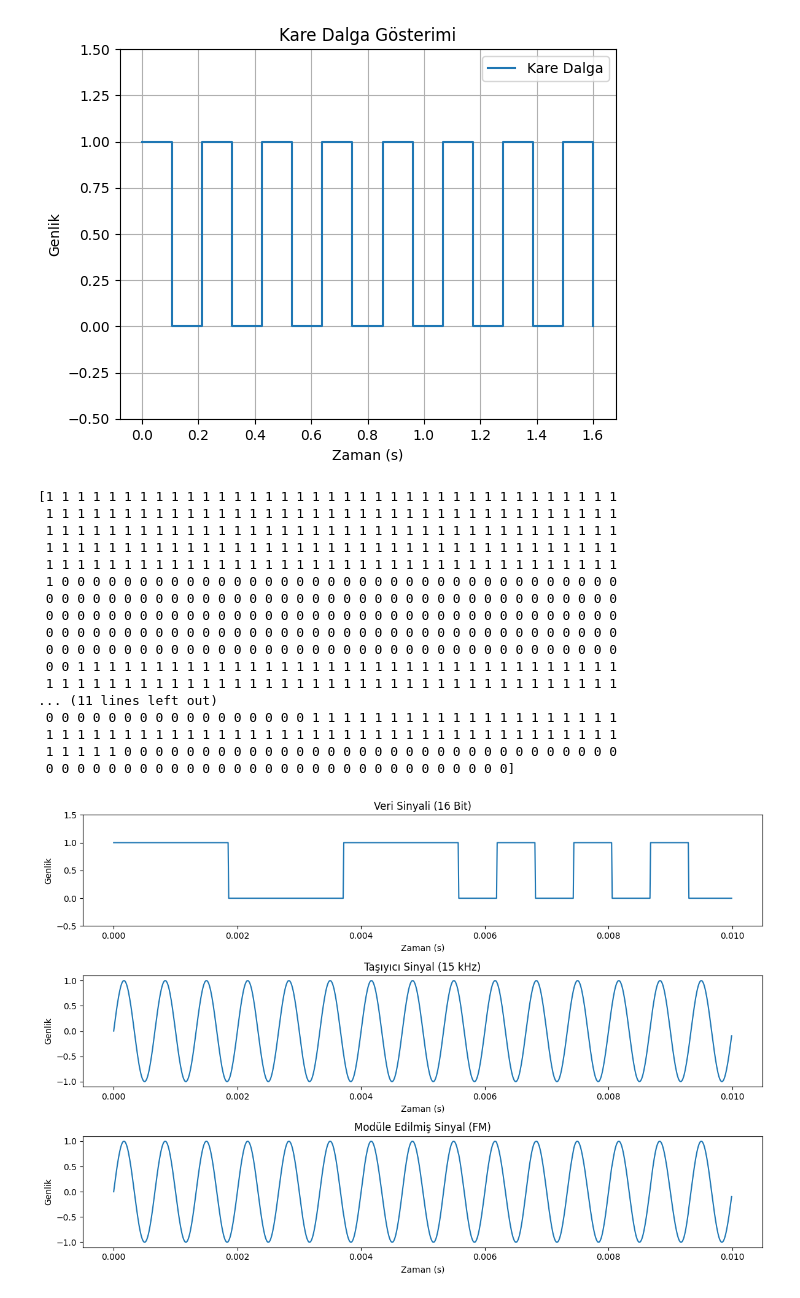
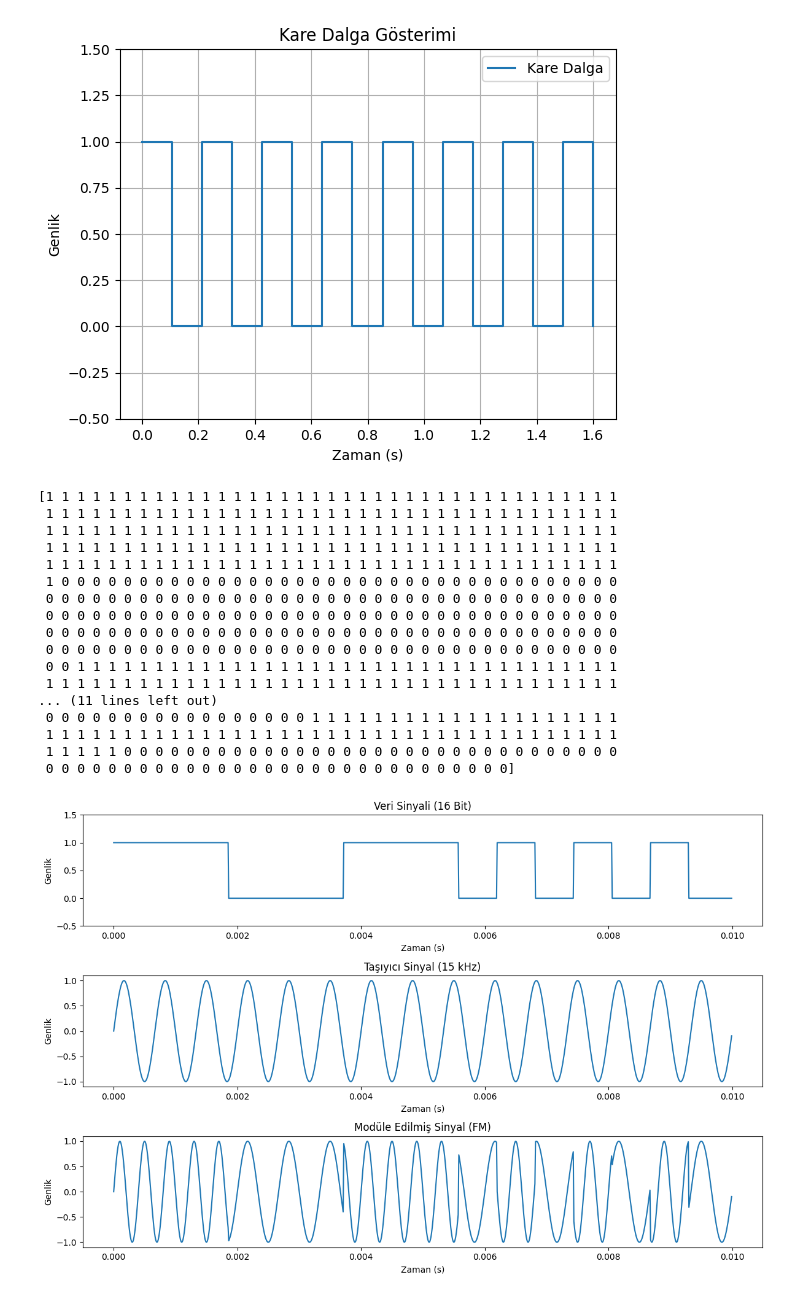
Before and after one commit to OmerFaruk-Celik/AMKS_AUV_ATILAY, a Jupyter notebook: FM.ipynb, the cells around one changed output. Cells and saved outputs as stored; diff of their text form; code cells hidden in the pictures.

```diff
--- a/FM.ipynb
+++ b/FM.ipynb
@@ -118,7 +118,7 @@ import matplotlib.pyplot as plt
 carrier_freq = 1500  # Taşıyıcı frekans 15 kHz
 sampling_rate = 100000  # Örnekleme frekansı 100 kHz
 duration = 0.01  # Sinyal süresi 10 ms
-mod_index = 5.0  # Modülasyon indeksi (değeri deneyerek ayarlayabilirsiniz)
+mod_index = 1000  # Modülasyon indeksi (değeri deneyerek ayarlayabilirsiniz)
 Fs=100
 # 16 bitlik veri biti (örnek olarak)
 data = np.array([1, 1, 1, 0, 0, 0, 1, 1, 1, 0, 1, 0, 1, 0, 1, 0])
@@ -138,7 +138,7 @@ if len(data_signal) < len(t):
 carrier = np.sin(2 * np.pi * carrier_freq * t)
 
 # Frekans modülasyonu
-modulated_signal = np.sin(2 * np.pi * t*(carrier_freq  + carrier*data_signal))
+modulated_signal = np.sin(2 * np.pi * t*(carrier_freq  + mod_index*data_signal))
 
 # Grafik oluşturma
 plt.figure(figsize=(12, 8))
@@ -155,31 +155,31 @@ plt.plot(t, carrier)
 plt.title("Taşıyıcı Sinyal (15 kHz)")
 plt.xlabel("Zaman (s)")
 plt.ylabel("Genlik")
 
 plt.subplot(3, 1, 3)
 plt.plot(t, modulated_signal)
 plt.title("Modüle Edilmiş Sinyal (FM)")
 plt.xlabel("Zaman (s)")
 plt.ylabel("Genlik")
 
 plt.tight_layout()
 plt.show()
 # %% [output]
 [1 1 1 1 1 1 1 1 1 1 1 1 1 1 1 1 1 1 1 1 1 1 1 1 1 1 1 1 1 1 1 1 1 1 1 1 1
  1 1 1 1 1 1 1 1 1 1 1 1 1 1 1 1 1 1 1 1 1 1 1 1 1 1 1 1 1 1 1 1 1 1 1 1 1
  1 1 1 1 1 1 1 1 1 1 1 1 1 1 1 1 1 1 1 1 1 1 1 1 1 1 1 1 1 1 1 1 1 1 1 1 1
  1 1 1 1 1 1 1 1 1 1 1 1 1 1 1 1 1 1 1 1 1 1 1 1 1 1 1 1 1 1 1 1 1 1 1 1 1
  1 1 1 1 1 1 1 1 1 1 1 1 1 1 1 1 1 1 1 1 1 1 1 1 1 1 1 1 1 1 1 1 1 1 1 1 1
  1 0 0 0 0 0 0 0 0 0 0 0 0 0 0 0 0 0 0 0 0 0 0 0 0 0 0 0 0 0 0 0 0 0 0 0 0
  0 0 0 0 0 0 0 0 0 0 0 0 0 0 0 0 0 0 0 0 0 0 0 0 0 0 0 0 0 0 0 0 0 0 0 0 0
  0 0 0 0 0 0 0 0 0 0 0 0 0 0 0 0 0 0 0 0 0 0 0 0 0 0 0 0 0 0 0 0 0 0 0 0 0
  0 0 0 0 0 0 0 0 0 0 0 0 0 0 0 0 0 0 0 0 0 0 0 0 0 0 0 0 0 0 0 0 0 0 0 0 0
  0 0 0 0 0 0 0 0 0 0 0 0 0 0 0 0 0 0 0 0 0 0 0 0 0 0 0 0 0 0 0 0 0 0 0 0 0
  0 0 1 1 1 1 1 1 1 1 1 1 1 1 1 1 1 1 1 1 1 1 1 1 1 1 1 1 1 1 1 1 1 1 1 1 1
  1 1 1 1 1 1 1 1 1 1 1 1 1 1 1 1 1 1 1 1 1 1 1 1 1 1 1 1 1 1 1 1 1 1 1 1 1
 ... (11 lines left out)
  0 0 0 0 0 0 0 0 0 0 0 0 0 0 0 0 0 1 1 1 1 1 1 1 1 1 1 1 1 1 1 1 1 1 1 1 1
  1 1 1 1 1 1 1 1 1 1 1 1 1 1 1 1 1 1 1 1 1 1 1 1 1 1 1 1 1 1 1 1 1 1 1 1 1
  1 1 1 1 1 0 0 0 0 0 0 0 0 0 0 0 0 0 0 0 0 0 0 0 0 0 0 0 0 0 0 0 0 0 0 0 0
  0 0 0 0 0 0 0 0 0 0 0 0 0 0 0 0 0 0 0 0 0 0 0 0 0 0 0 0 0 0]
-[figure, old version]
+[figure, new version]
```
